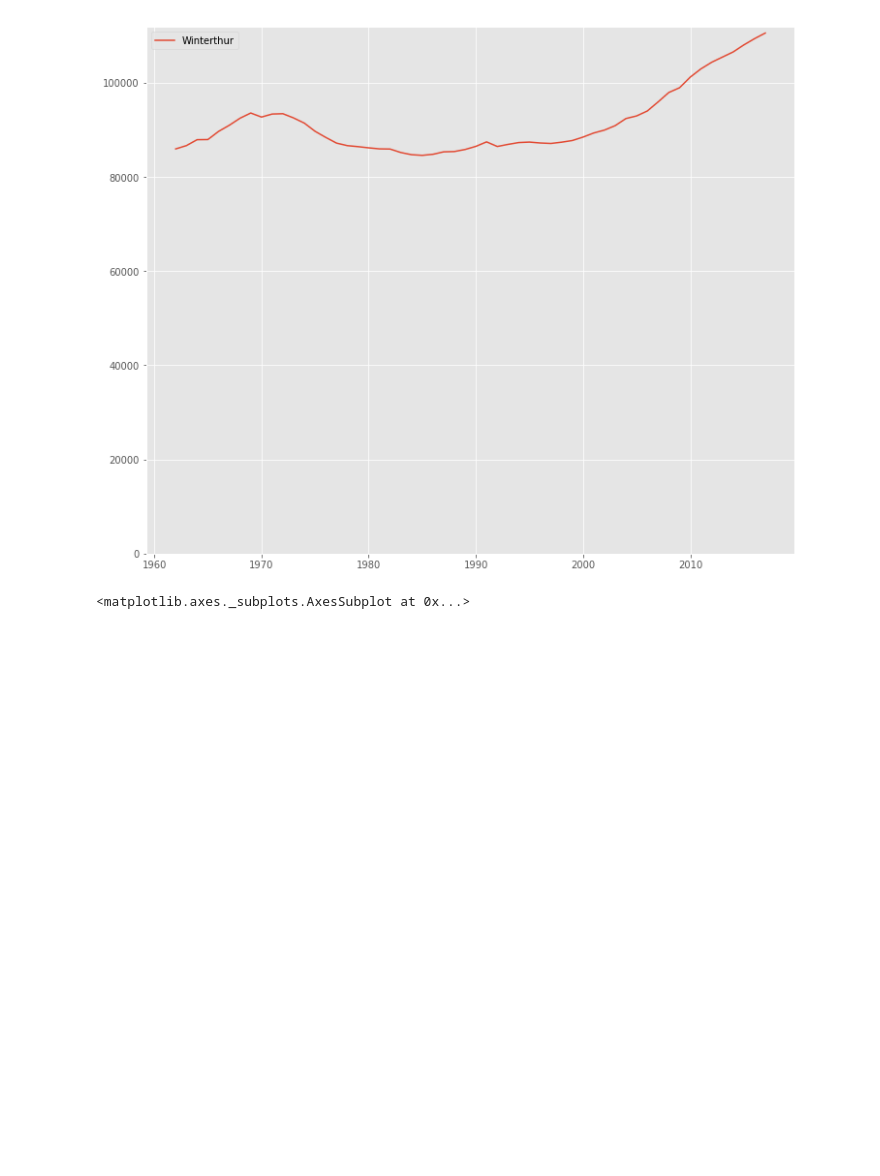
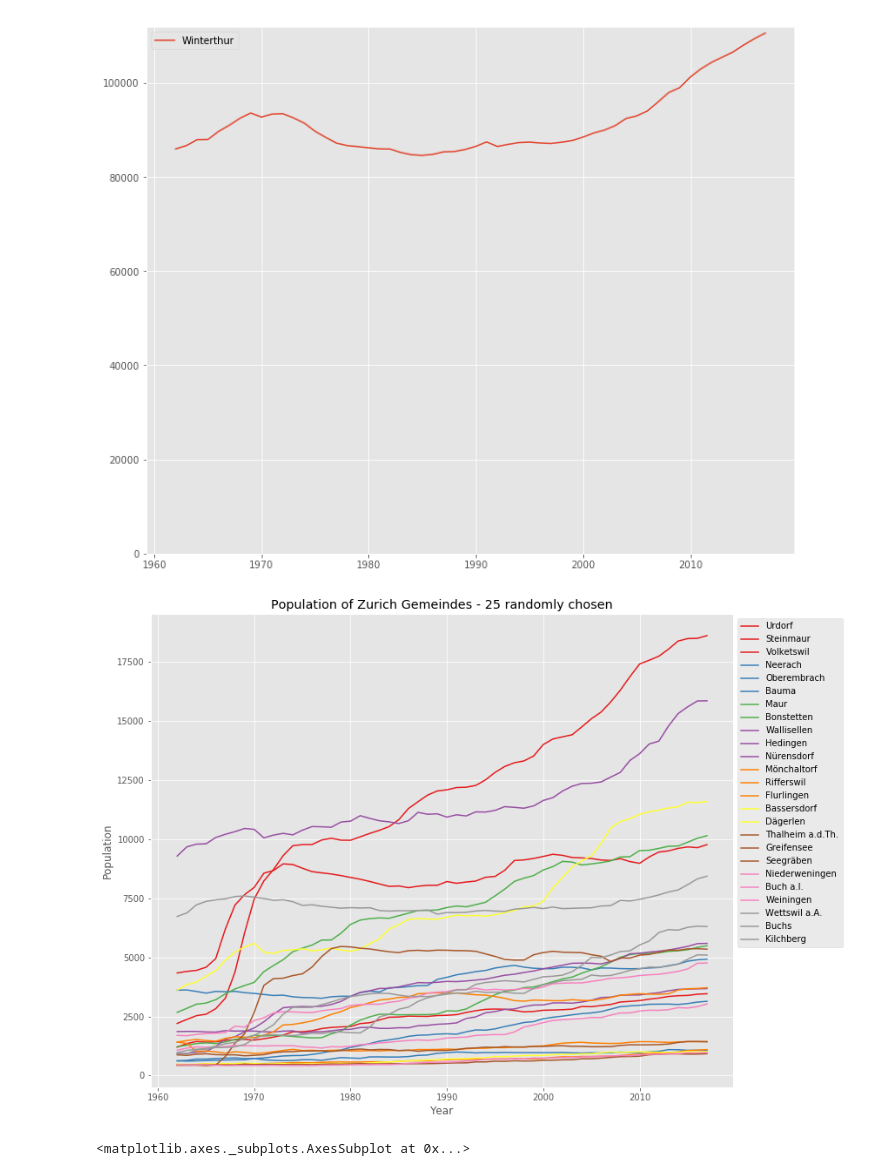
Before and after one commit to jartsavor/wikidata_canton_zurich, a Jupyter notebook: api_worker.ipynb, the cells around one changed output. Drawn from its saved outputs; the diff is of its cells as text; code cells hidden in the pictures; blank space fills up the shorter version.

```diff
--- a/api_worker.ipynb
+++ b/api_worker.ipynb
@@ -59,6 +59,16 @@ plt.ylim((0, max(plt.ylim(0))))
 None
 # %% [output]
 [figure]
+# %%
+n=25
+gemeinde_df_by_indikator(133).sample(n).T.plot(cmap=plt.cm.Set1)
+plt.title("Population of Zurich Gemeindes - {} randomly chosen".format(n))
+plt.xlabel("Year")
+plt.ylabel("Population")
+plt.legend(bbox_to_anchor=(1,1))
+None
+# %% [output]
+[figure, added]
 # %%
 bevolkerungzunahme, _ = api_get_dataframe(200)
 # %%
```
Also changed, not shown: parts of 17 cells of this notebook.
